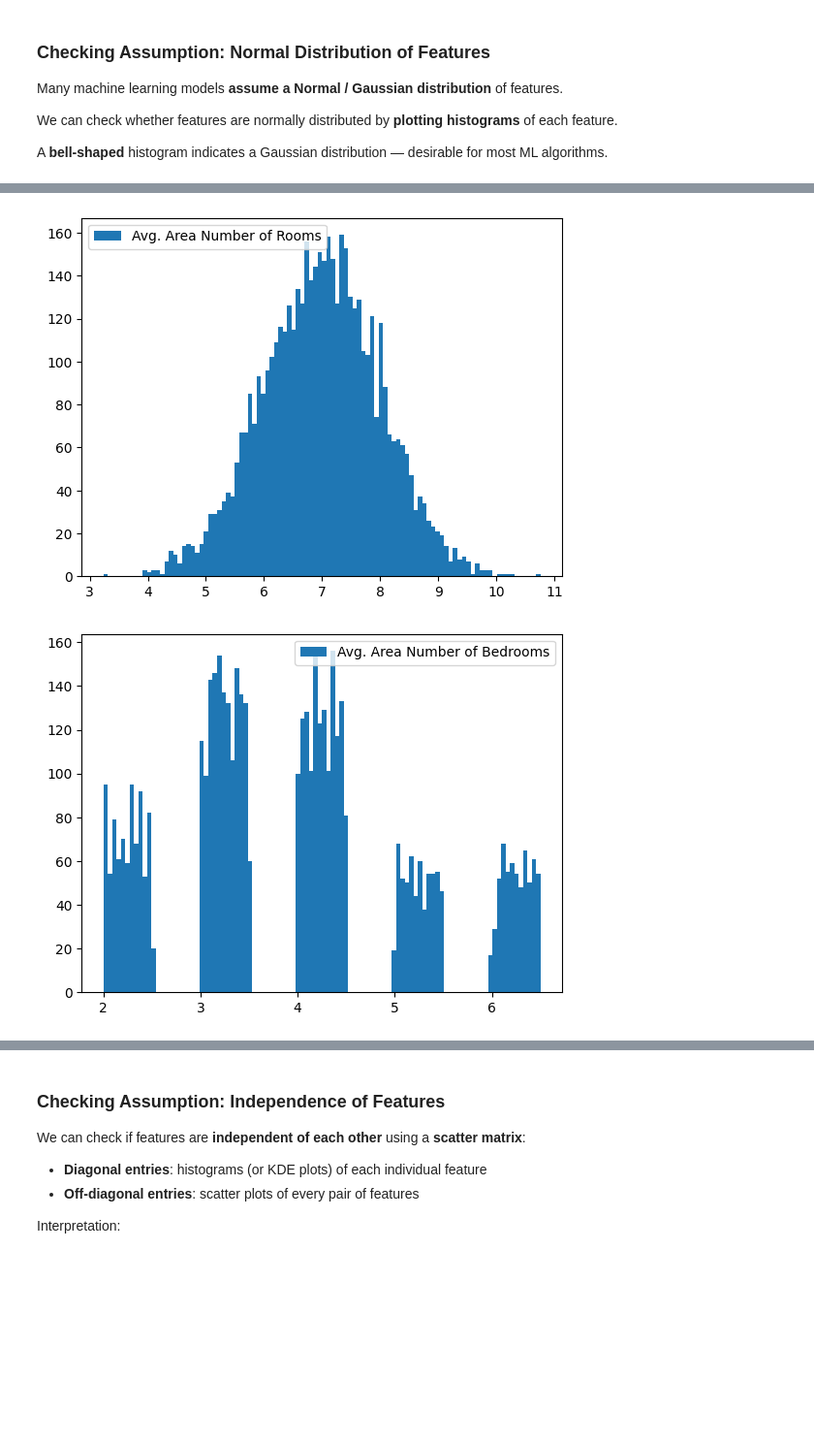
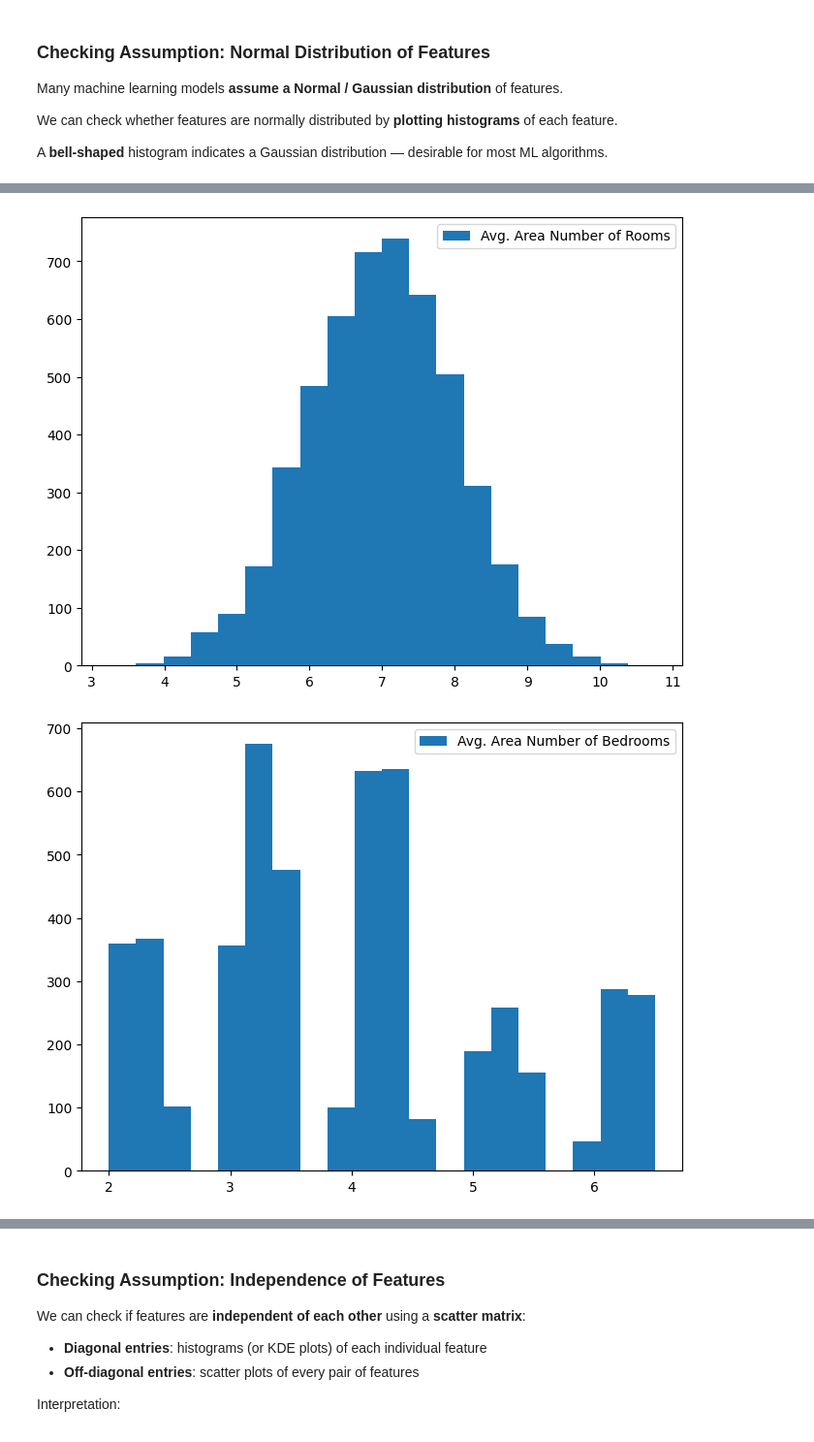
Before and after one commit to wasimnawaz1/programming_4_AI, a Jupyter notebook: Programming_for_AI,_Lectures_(Week_9)_Matplotlib.ipynb, the cells around one changed output, grey strips where cells are left out. Shown at 97% size. Saved outputs shown, nothing was run; the diff lists cells and outputs as text; code cells hidden in the pictures; blank space fills up the shorter version.

```diff
--- a/Programming_for_AI,_Lectures_(Week_9)_Matplotlib.ipynb
+++ b/Programming_for_AI,_Lectures_(Week_9)_Matplotlib.ipynb
@@ -503,0 +423,18 @@ housing_price.isnull().sum()
+# %%
+import pandas as pd
+import numpy as np
+import matplotlib.pyplot as plt
+
+# Path to dataset: https://www.kaggle.com/datasets/aariyan101/usa-housingcsv
+!kaggle datasets download -d aariyan101/usa-housingcsv --unzip          # direct download to /content folder
+
+# Load the dataset first
+housing_price = pd.read_csv('/content/USA_Housing.csv')
+
+print(housing_price.head())
+print(housing_price.tail())
+
+print(housing_price.shape)
+print(housing_price.info())
+print(housing_price.describe())
+print(housing_price.isnull().sum())
@@ -511,23 +466,23 @@ We can check whether features are normally distributed by **plotting histograms*
 A **bell-shaped** histogram indicates a Gaussian distribution — desirable for most ML algorithms.
 # %%
 # Plotting histogram of all the features
-plt.hist(housing_price['Avg. Area Income'], bins = 100, label = 'Avg. Area Income')
+plt.hist(housing_price['Avg. Area Income'], bins = 20, label = 'Avg. Area Income')
 plt.legend()
 plt.show()
 
-plt.hist(housing_price['Avg. Area House Age'], bins = 100, label ='Avg. Area House Age')
+plt.hist(housing_price['Avg. Area House Age'], bins = 20, label ='Avg. Area House Age')
 plt.legend()
 plt.show()
 
-plt.hist(housing_price['Avg. Area Number of Rooms'], bins = 100, label = 'Avg. Area Number of Rooms')
+plt.hist(housing_price['Avg. Area Number of Rooms'], bins = 20, label = 'Avg. Area Number of Rooms')
 plt.legend()
 plt.show()
 
-plt.hist(housing_price['Avg. Area Number of Bedrooms'], bins = 100, label = 'Avg. Area Number of Bedrooms')
+plt.hist(housing_price['Avg. Area Number of Bedrooms'], bins = 20, label = 'Avg. Area Number of Bedrooms')
 plt.legend()
 plt.show()
 
-plt.hist(housing_price['Area Population'], bins = 100, label = 'Area Population')
+plt.hist(housing_price['Area Population'], bins = 20, label = 'Area Population')
 plt.legend()
 plt.show()
 # %% [output]
@@ -536,2 +491,2 @@ plt.show()
-[figure, old version]
+[figure, new version]
-[figure, old version]
+[figure, new version]
```
Also changed, not shown: parts of 44 cells of this notebook.
